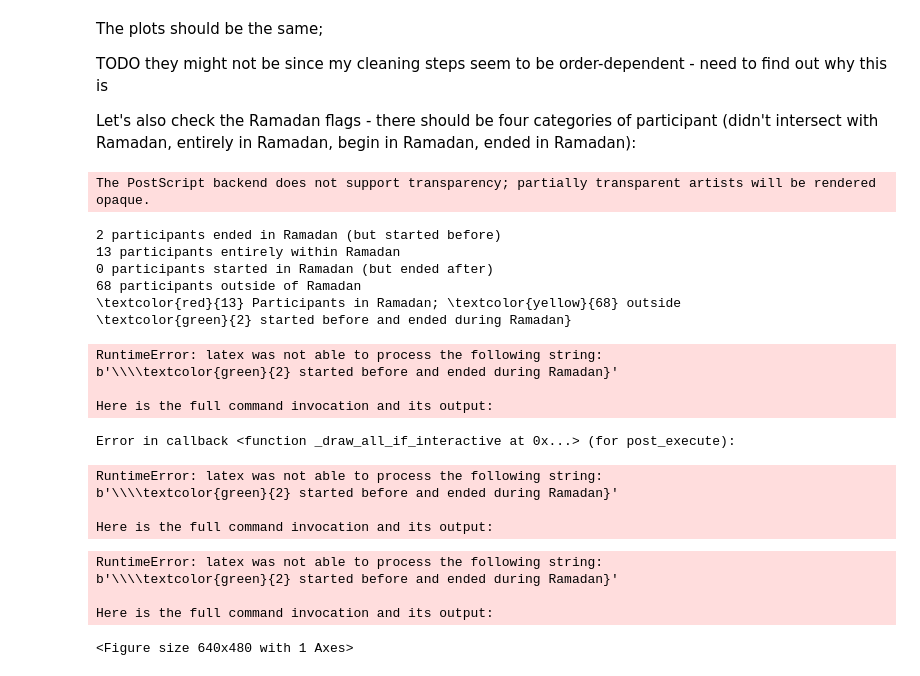
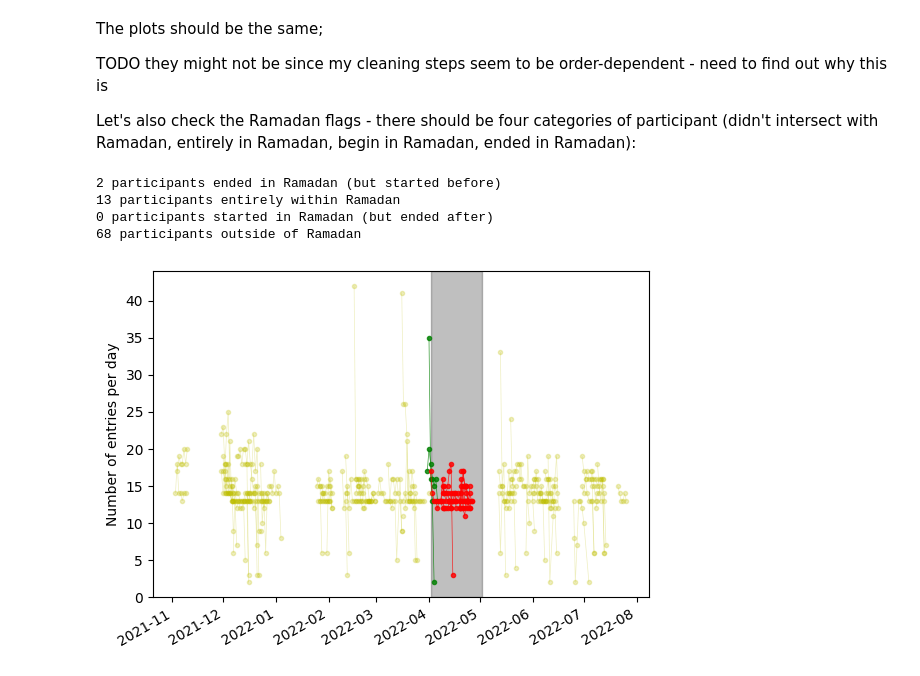
Before and after one commit to richard-lane/seaco_malaysia, a Jupyter notebook: smartwatch_data_cleaning.ipynb, the cells around one changed output. Saved outputs shown, nothing was run; the diff lists cells and outputs as text; code cells hidden in the pictures.

```diff
--- a/smartwatch_data_cleaning.ipynb
+++ b/smartwatch_data_cleaning.ipynb
@@ -291,69 +267,36 @@ print(
     f"{len(meal_df[blue_mask]['p_id'].unique())} participants started in Ramadan (but ended after)"
 )
 plotting.participant_entries_per_day(
     meal_df[blue_mask],
     fig_ax=plot,
     color="b",
     **plot_kw,
 )
 
 # - participants outside of Ramadan
 yellow_mask = ~meal_df["any_in_ramadan"]
 print(f"{len(meal_df[yellow_mask]['p_id'].unique())} participants outside of Ramadan")
 plotting.participant_entries_per_day(
     meal_df[yellow_mask],
     fig_ax=plot,
     color="y",
 )
 
 # Indicate ramadan on the plot
 plotting.shade_ramadan(axis)
 
 fig.autofmt_xdate()
-
-# Coloured title
-rc("text", usetex=True)
-rc("text.latex", preamble=r"\usepackage{xcolor}")
-
-title = (
-    r"\textcolor{red}{"
-    + str(len(meal_df[red_mask]["p_id"].unique()))
-    + r"} Participants in Ramadan; \textcolor{yellow}{"
-    + str(len(meal_df[yellow_mask]["p_id"].unique()))
-    + r"} outside"
-    + "\n"
-    + r"\textcolor{green}{"
-    + str(len(meal_df[green_mask]["p_id"].unique()))
-    + "} started before and ended during Ramadan}"
-)
-fig.suptitle(title)
-fig.savefig("img/ramadan_intersections.ps")  # Save as pd to preserve colours
+fig.savefig("img/ramadan_intersections.png")
 
 # Check there's no overlaps
 assert len(meal_df["p_id"].unique()) == len(meal_df[green_mask]["p_id"].unique()) + len(
     meal_df[red_mask]["p_id"].unique()
 ) + len(meal_df[blue_mask]["p_id"].unique()) + len(
     meal_df[yellow_mask]["p_id"].unique()
 )
 # %% [output]
-The PostScript backend does not support transparency; partially transparent artists will be rendered opaque.
+2 participants ended in Ramadan (but started before)
+13 participants entirely within Ramadan
+0 participants started in Ramadan (but ended after)
+68 participants outside of Ramadan
-2 participants ended in Ramadan (but started before)
-13 participants entirely within Ramadan
-0 participants started in Ramadan (but ended after)
-68 participants outside of Ramadan
-\textcolor{red}{13} Participants in Ramadan; \textcolor{yellow}{68} outside
-\textcolor{green}{2} started before and ended during Ramadan}
-RuntimeError: latex was not able to process the following string:
-b'\\\\textcolor{green}{2} started before and ended during Ramadan}'
-
-Here is the full command invocation and its output:
-Error in callback <function _draw_all_if_interactive at 0x...> (for post_execute):
-RuntimeError: latex was not able to process the following string:
-b'\\\\textcolor{green}{2} started before and ended during Ramadan}'
-
-Here is the full command invocation and its output:
-RuntimeError: latex was not able to process the following string:
-b'\\\\textcolor{green}{2} started before and ended during Ramadan}'
-
-Here is the full command invocation and its output:
-<Figure size 640x480 with 1 Axes>
+[figure, added]
```
Also changed, not shown: parts of 3 cells of this notebook, 1 other file.
